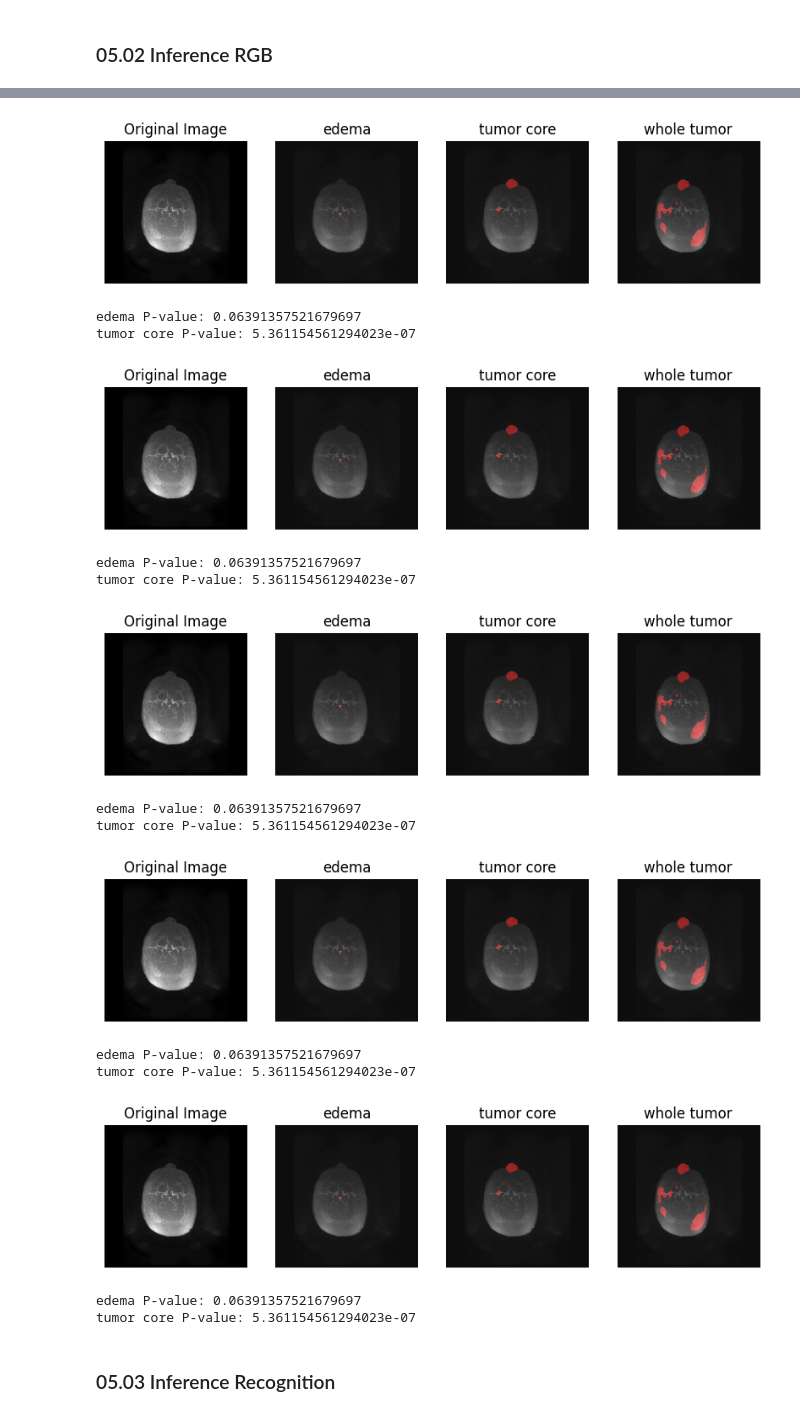
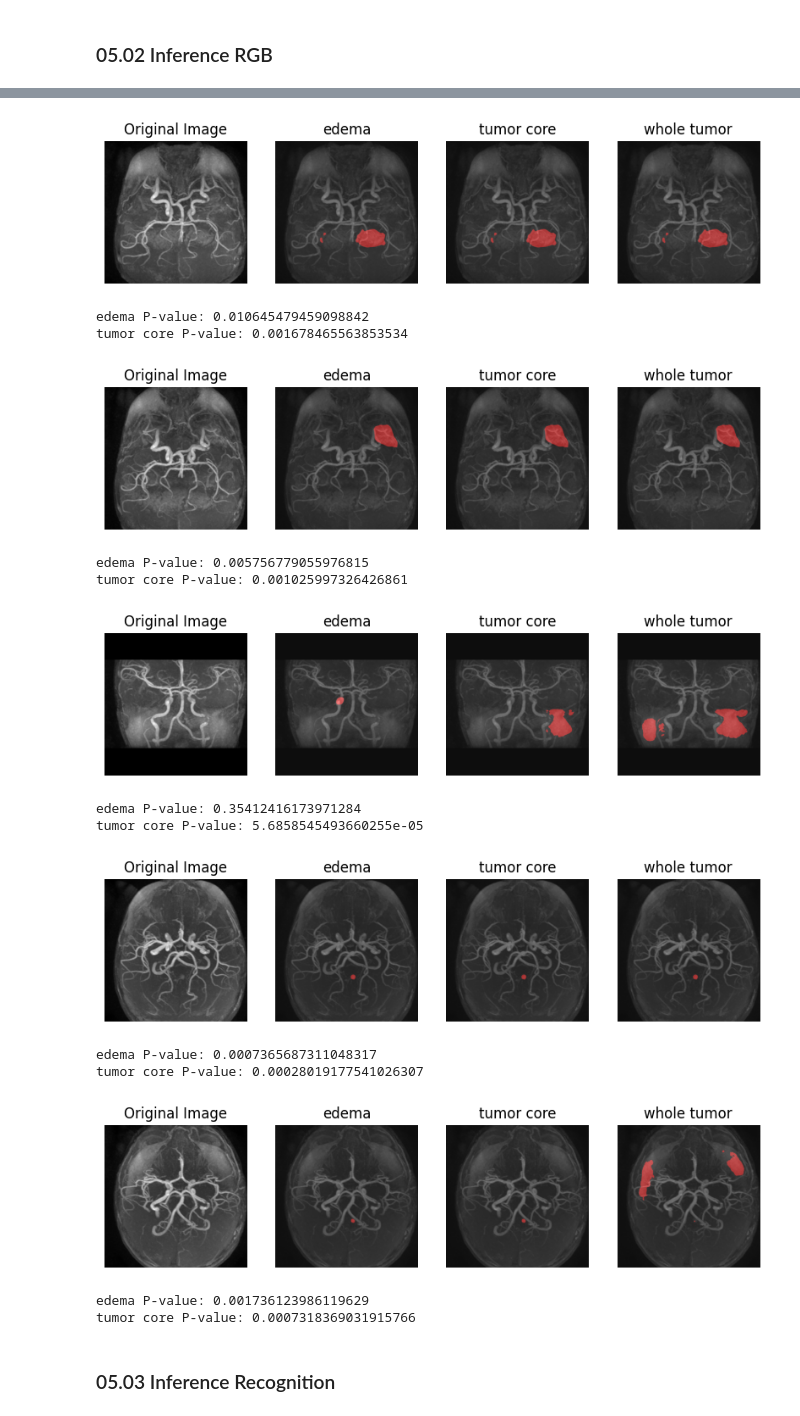
Before and after one commit to azzindani/04_Bio_Medical, a Jupyter notebook: DCM_BP_Brain_MRI_v1.ipynb, the cells around one changed output, grey strips where cells are left out. Saved outputs shown, nothing was run; the diff lists cells and outputs as text; code cells hidden in the pictures.

```diff
--- a/DCM_BP_Brain_MRI_v1.ipynb
+++ b/DCM_BP_Brain_MRI_v1.ipynb
@@ -287,6 +287,6 @@ for root, dirs, files in os.walk(root_dir):
 | **EEG** | Electroencephalography |
 | **XC**  | External Camera Photography |
 # %%
-file_path = file_paths[0]
+file_path = file_paths[1]
 file_path
 # %% [output]
@@ -361,4 +361,4 @@ plt.show()
 # %%
 text_prompt = ['edema', 'tumor core', 'whole tumor']
 
-#image, pred_mask = inference_dicom(file_path, text_prompt, is_CT = False, site = 'Brain')
+image, pred_mask = inference_dicom(file_paths[1], text_prompt, is_CT = False, site = 'MRI-FLAIR-Brain')
@@ -365,3 +367,3 @@ text_prompt = ['edema', 'tumor core', 'whole tumor']
 # %%
-#for file_path in file_paths:
-#  image, pred_mask = inference_dicom(file_path, text_prompt, is_CT = False, site = 'lung')
+for file_path in file_paths[1:]:
+  image, pred_mask = inference_dicom(file_path, text_prompt, is_CT = False, site = 'MRI-FLAIR-Brain')
@@ -370,6 +378,14 @@ text_prompt = ['edema', 'tumor core', 'whole tumor']
 # %%
 text_prompt = ['edema', 'tumor core', 'whole tumor']
 modality = 'MRI-FLAIR-Brain'
+
+dicom_data = pydicom.dcmread(file_paths[1])
+image_data = dicom_data.pixel_array
+
+image_data = ((image_data - np.min(image_data)) / (np.max(image_data) - np.min(image_data)) * 255).astype(np.uint8)
+
+png_path = 'output_dcm.png'
+imageio.imwrite(png_path, image_data)
 
 image, pred_mask = inference_rgb(png_path, text_prompt)
 
@@ -383,25 +399,32 @@ tumor core P-value: 5.361154561294023e-07
 # %%
-for file_path in file_paths:
+for file_path in file_paths[1:]:
+  dicom_data = pydicom.dcmread(file_path)
+  image_data = dicom_data.pixel_array
+
+  image_data = ((image_data - np.min(image_data)) / (np.max(image_data) - np.min(image_data)) * 255).astype(np.uint8)
+
+  png_path = 'output_dcm.png'
+  imageio.imwrite(png_path, image_data)
+
   image, pred_mask = inference_rgb(png_path, text_prompt)
-
   for i in range(len(pred_mask) - 1):
     adj_pvalue = check_mask_stats(image, pred_mask[i] * 255, modality, text_prompt[i])
     print(f'{text_prompt[i]} P-value: {adj_pvalue}')
 # %% [output]
-[figure, old version]
+[figure, new version]
-edema P-value: 0.06391357521679697
-tumor core P-value: 5.361154561294023e-07
+edema P-value: 0.010645479459098842
+tumor core P-value: 0.001678465563853534
-[figure, old version]
+[figure, new version]
-edema P-value: 0.06391357521679697
-tumor core P-value: 5.361154561294023e-07
+edema P-value: 0.005756779055976815
+tumor core P-value: 0.001025997326426861
-[figure, old version]
+[figure, new version]
-edema P-value: 0.06391357521679697
-tumor core P-value: 5.361154561294023e-07
+edema P-value: 0.35412416173971284
+tumor core P-value: 5.6858545493660255e-05
-[figure, old version]
+[figure, new version]
-edema P-value: 0.06391357521679697
-tumor core P-value: 5.361154561294023e-07
+edema P-value: 0.0007365687311048317
+tumor core P-value: 0.00028019177541026307
-[figure, old version]
+[figure, new version]
-edema P-value: 0.06391357521679697
-tumor core P-value: 5.361154561294023e-07
+edema P-value: 0.001736123986119629
+tumor core P-value: 0.0007318369031915766
 # %% [markdown]
 ### 05.03 Inference Recognition
```
Also changed, not shown: parts of 16 cells of this notebook.
